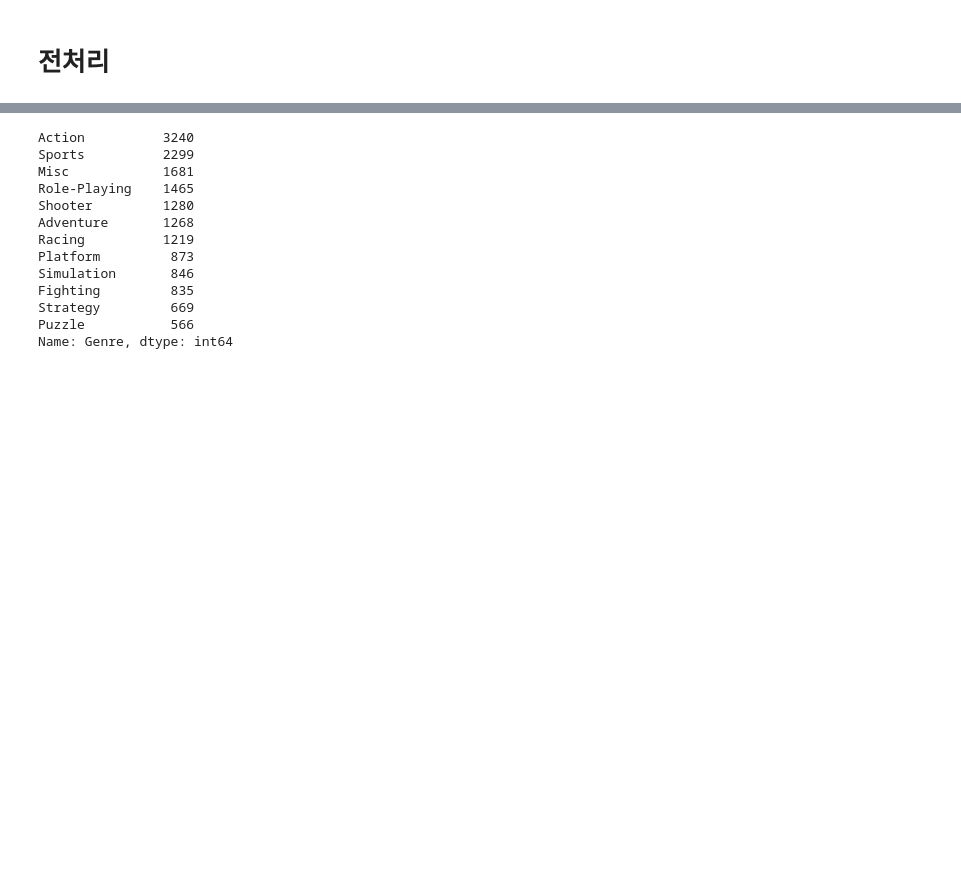
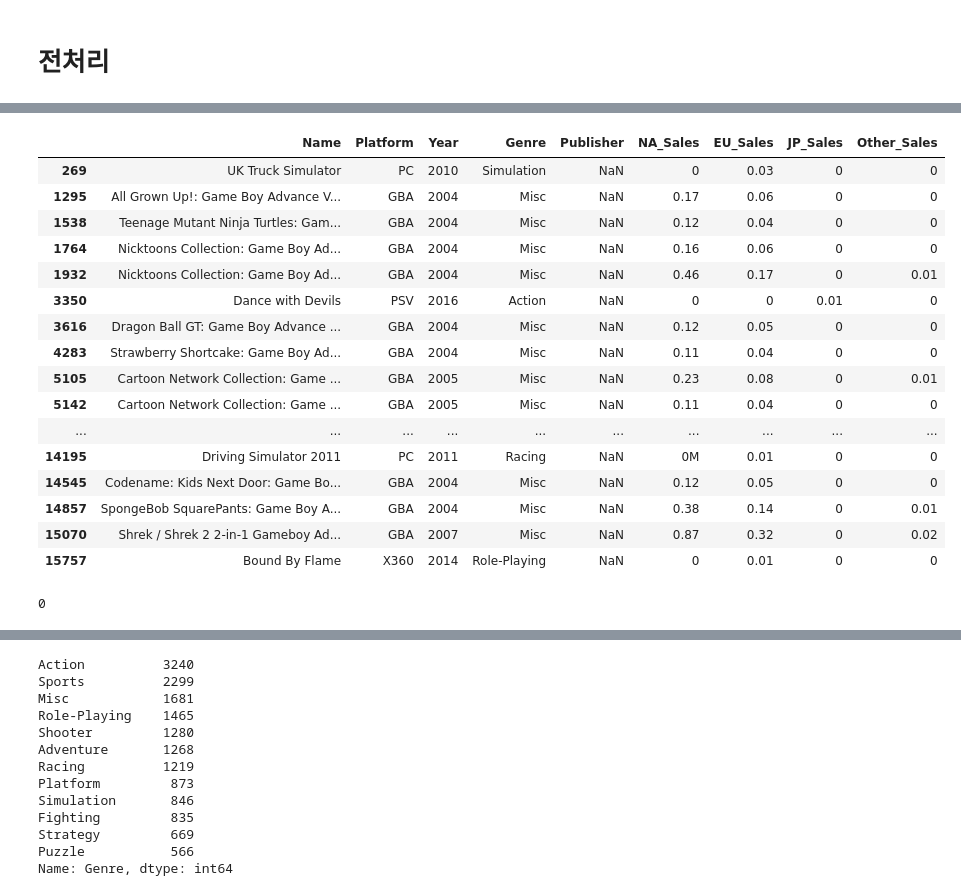
Before and after one commit to ev1025/CS_Project1, a Jupyter notebook: AI_15_이진우_Section1.ipynb, the cells around one changed output, grey strips where cells are left out. Saved outputs shown, nothing was run; the diff lists cells and outputs as text; code cells hidden in the pictures; blank space fills up the shorter version.

```diff
--- a/AI_15_이진우_Section1.ipynb
+++ b/AI_15_이진우_Section1.ipynb
@@ -87,9 +129,29 @@ df.iat[12135,4] = 'Adventure'
 df.dropna(axis = 0 , subset=['Genre'], inplace=True)
 df.reset_index(inplace=True, drop=True)
 # %%
-# df[df['Publisher'].isna()]
+df[df['Publisher'].isna()].head()
+# %% [output]
+|  | Name | Platform | Year | Genre | Publisher | NA_Sales | EU_Sales | JP_Sales | Other_Sales |
+| 269 | UK Truck Simulator | PC | 2010 | Simulation | NaN | 0 | 0.03 | 0 | 0 |
+| 1295 | All Grown Up!: Game Boy Advance V... | GBA | 2004 | Misc | NaN | 0.17 | 0.06 | 0 | 0 |
+| 1538 | Teenage Mutant Ninja Turtles: Gam... | GBA | 2004 | Misc | NaN | 0.12 | 0.04 | 0 | 0 |
+| 1764 | Nicktoons Collection: Game Boy Ad... | GBA | 2004 | Misc | NaN | 0.16 | 0.06 | 0 | 0 |
+| 1932 | Nicktoons Collection: Game Boy Ad... | GBA | 2004 | Misc | NaN | 0.46 | 0.17 | 0 | 0.01 |
+| 3350 | Dance with Devils | PSV | 2016 | Action | NaN | 0 | 0 | 0.01 | 0 |
+| 3616 | Dragon Ball GT: Game Boy Advance ... | GBA | 2004 | Misc | NaN | 0.12 | 0.05 | 0 | 0 |
+| 4283 | Strawberry Shortcake: Game Boy Ad... | GBA | 2004 | Misc | NaN | 0.11 | 0.04 | 0 | 0 |
+| 5105 | Cartoon Network Collection: Game ... | GBA | 2005 | Misc | NaN | 0.23 | 0.08 | 0 | 0.01 |
+| 5142 | Cartoon Network Collection: Game ... | GBA | 2005 | Misc | NaN | 0.11 | 0.04 | 0 | 0 |
+| ... | ... | ... | ... | ... | ... | ... | ... | ... | ... |
+| 14195 | Driving Simulator 2011 | PC | 2011 | Racing | NaN | 0M | 0.01 | 0 | 0 |
+| 14545 | Codename: Kids Next Door: Game Bo... | GBA | 2004 | Misc | NaN | 0.12 | 0.05 | 0 | 0 |
+| 14857 | SpongeBob SquarePants: Game Boy A... | GBA | 2004 | Misc | NaN | 0.38 | 0.14 | 0 | 0.01 |
+| 15070 | Shrek / Shrek 2 2-in-1 Gameboy Ad... | GBA | 2007 | Misc | NaN | 0.87 | 0.32 | 0 | 0.02 |
+| 15757 | Bound By Flame | X360 | 2014 | Role-Playing | NaN | 0 | 0.01 | 0 | 0 |
 # %%
 df.dropna(axis = 0 , subset=['Publisher'],inplace = True)  # Publisher 출고량 높은 사항없어서 모두 제거
 df.reset_index(inplace=True, drop=True)
 # %%
-# df.duplicated().sum()
+df.duplicated().sum()
+# %% [output]
+0
```
Also changed, not shown: parts of 70 cells of this notebook.
